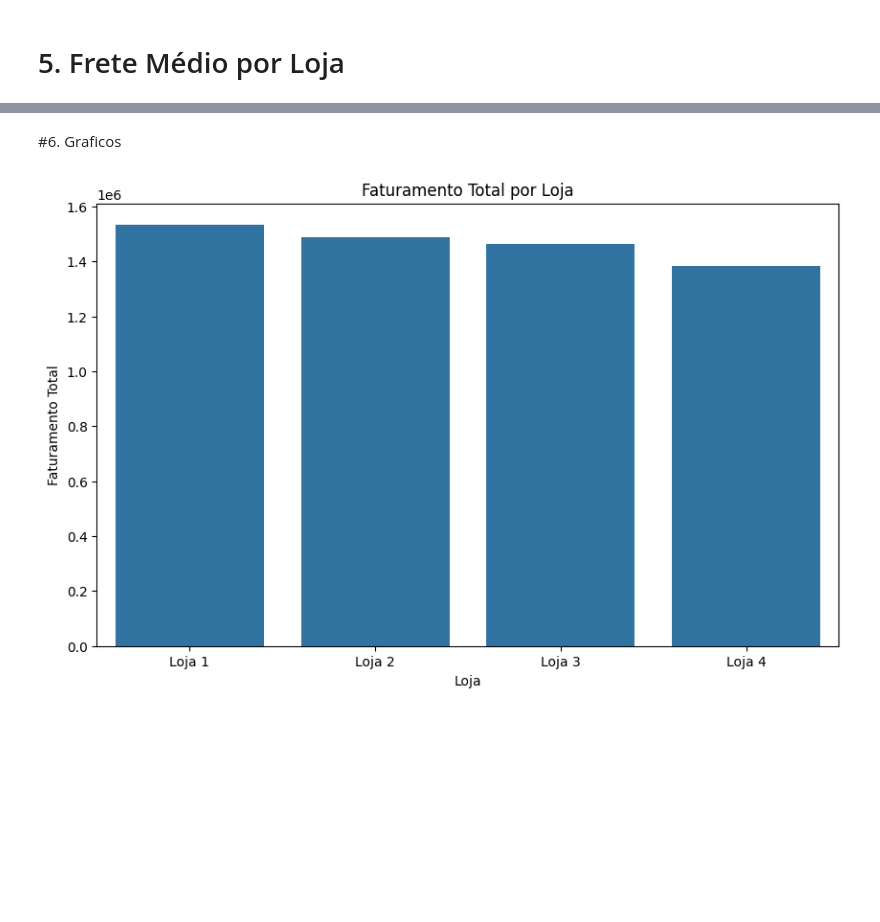
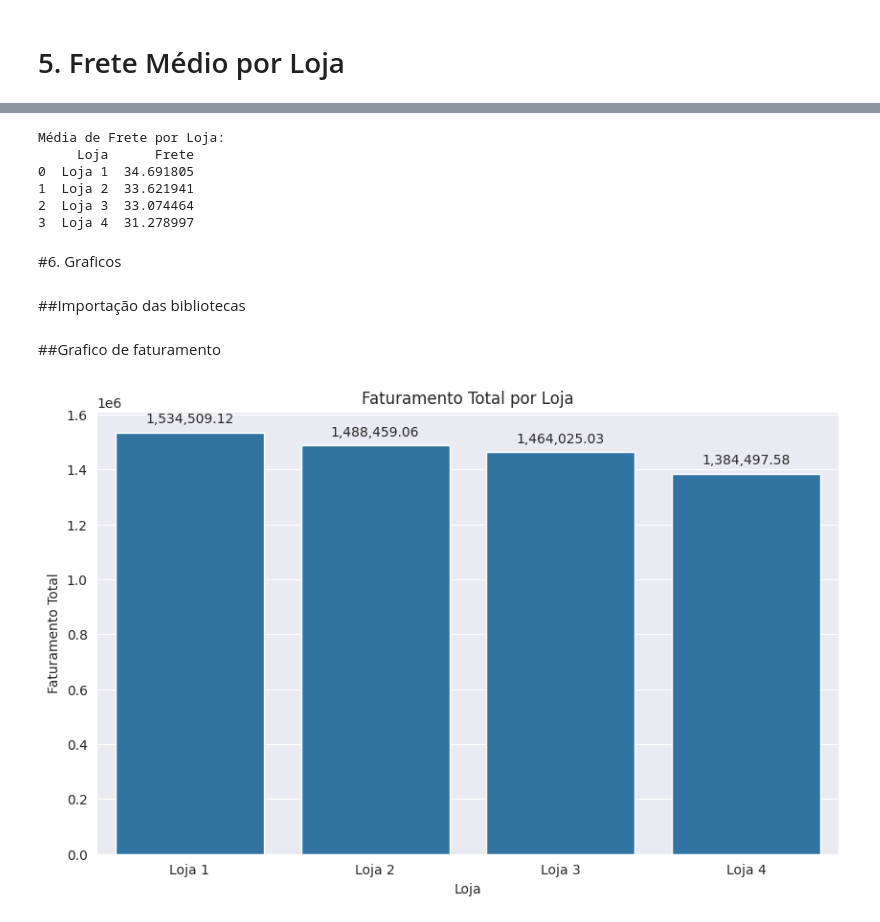
Before and after one commit to givasSI/Desafio-AluraStore, a Jupyter notebook: AluraStoreBrasil.ipynb, the cells around one changed output, grey strips where cells are left out. Drawn from its saved outputs; the diff is of its cells as text; code cells hidden in the pictures; blank space fills up the shorter version.

```diff
--- a/AluraStoreBrasil.ipynb
+++ b/AluraStoreBrasil.ipynb
@@ -15,7 +15,14 @@ loja2 = pd.read_csv(url2)
 loja3 = pd.read_csv(url3)
 loja4 = pd.read_csv(url4)
 
-loja.head()
+loja['Loja'] = 'Loja 1'
+loja2['Loja'] = 'Loja 2'
+loja3['Loja'] = 'Loja 3'
+loja4['Loja'] = 'Loja 4'
+
+df_lojas = pd.concat([loja, loja2, loja3, loja4], ignore_index=True)
+
+df_lojas.head()
 # %% [output]
 |  | Produto | Categoria do Produto | Preço | Frete | Data da Compra | Vendedor | Local da compra | ... |
 | 0 | Assistente virtual | eletronicos | 219.08 | 9.249790 | 16/01/2021 | Pedro Gomes | SP | ... |
@@ -121,0 +84,8 @@ Faturmento loja 4: 1384497.58
+# %%
+def calcular_faturamento_lojas_unificado(df_combinado):
+    faturamento_por_loja = df_combinado.groupby('Loja')['Preço'].sum().reset_index()
+    return faturamento_por_loja
+# %%
+faturamento_por_loja_df = calcular_faturamento_lojas_unificado(df_lojas)
+print('Faturamento por Loja (usando DataFrame unificado):')
+print(faturamento_por_loja_df)
@@ -236,16 +196,34 @@ Média de avaliação loja 4: 31.28
+# %%
+media_de_frete_por_loja = df_lojas.groupby('Loja')['Frete'].mean().reset_index()
+print('Média de Frete por Loja:')
+print(media_de_frete_por_loja)
+# %% [output]
+Média de Frete por Loja:
+     Loja      Frete
+0  Loja 1  34.691805
+1  Loja 2  33.621941
+2  Loja 3  33.074464
+3  Loja 4  31.278997
 # %% [markdown]
 #6. Graficos
+# %% [markdown]
+##Importação das bibliotecas
 # %%
 import matplotlib.pyplot as plt
 import seaborn as sns
+# %% [markdown]
+##Grafico de faturamento
 # %%
-lojas_labels = ['Loja 1', 'Loja 2', 'Loja 3', 'Loja 4']
-
 plt.figure(figsize=(10, 6))
-sns.barplot(x=lojas_labels, y=faturamento)
+ax = sns.barplot(x='Loja', y='Preço', data=faturamento_por_loja_df)
 plt.title('Faturamento Total por Loja')
 plt.xlabel('Loja')
 plt.ylabel('Faturamento Total')
+
+for p in ax.patches:
+    ax.annotate(f'{p.get_height():,.2f}', (p.get_x() + p.get_width() / 2., p.get_height()),
+                ha='center', va='center', xytext=(0, 10), textcoords='offset points')
+
 plt.show()
 # %% [output]
-[figure, old version]
+[figure, new version]
```
Also changed, not shown: parts of 31 cells of this notebook.
